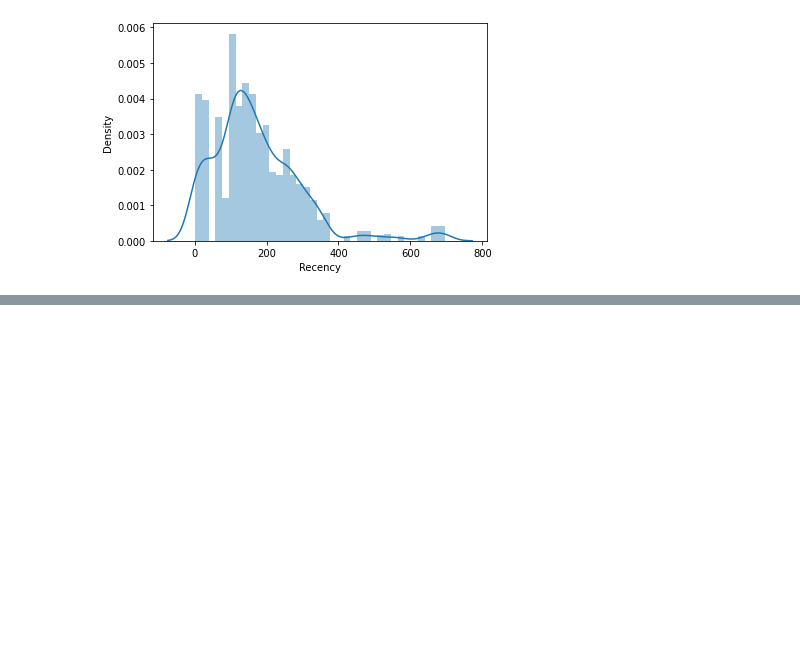
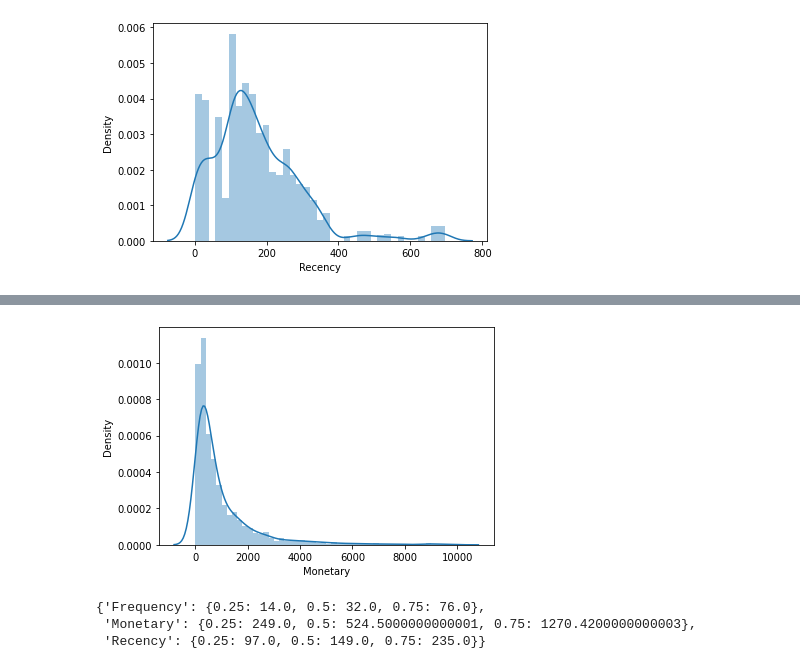
Before and after one commit to shilpi8504/FRM-Analysis, a Jupyter notebook: FRM_Analysis.ipynb, the cells around one changed output, grey strips where cells are left out. Saved outputs shown, nothing was run; the diff lists cells and outputs as text; code cells hidden in the pictures; blank space fills up the shorter version.

```diff
--- a/FRM_Analysis.ipynb
+++ b/FRM_Analysis.ipynb
@@ -166,0 +211,8 @@ ax = sns.distplot(x)
+# %%
+#Monateray distribution plot, taking observations which have monetary value less than 10000
+import seaborn as sns
+x = RFMScores.query('Monetary < 10000')['Monetary']
+
+ax = sns.distplot(x)
+# %% [output]
+[figure, added]
@@ -166,0 +223,6 @@ ax = sns.distplot(x)
+# %%
+quantiles
+# %% [output]
+{'Frequency': {0.25: 14.0, 0.5: 32.0, 0.75: 76.0},
+ 'Monetary': {0.25: 249.0, 0.5: 524.5000000000001, 0.75: 1270.4200000000003},
+ 'Recency': {0.25: 97.0, 0.5: 149.0, 0.75: 235.0}}
```
Also changed, not shown: parts of 10 cells of this notebook.
